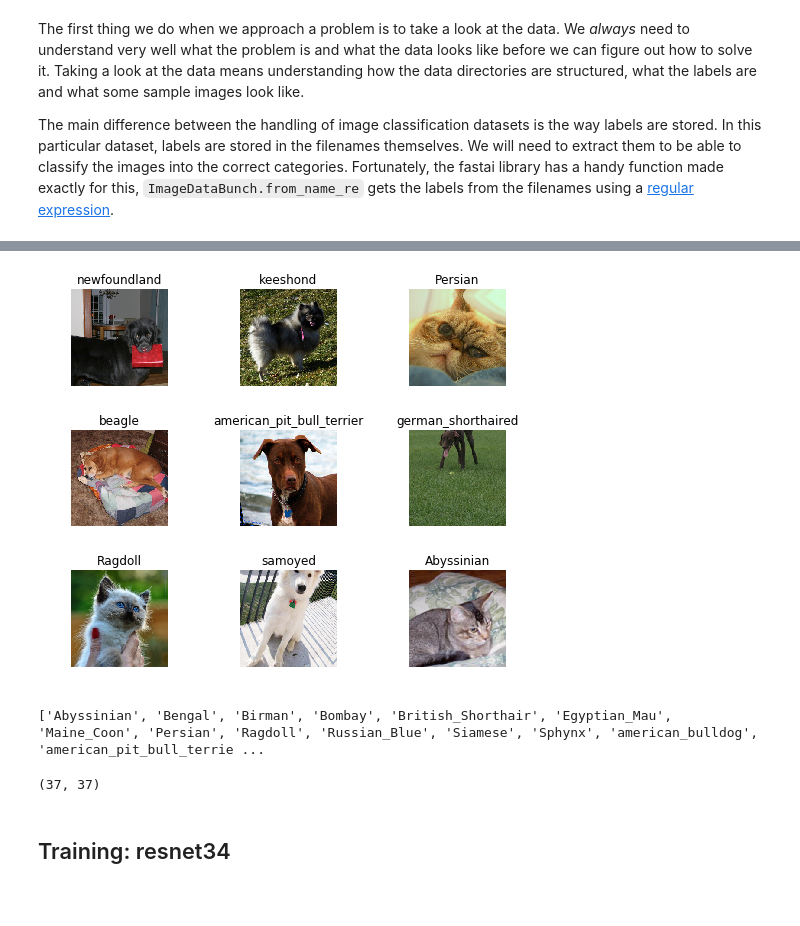
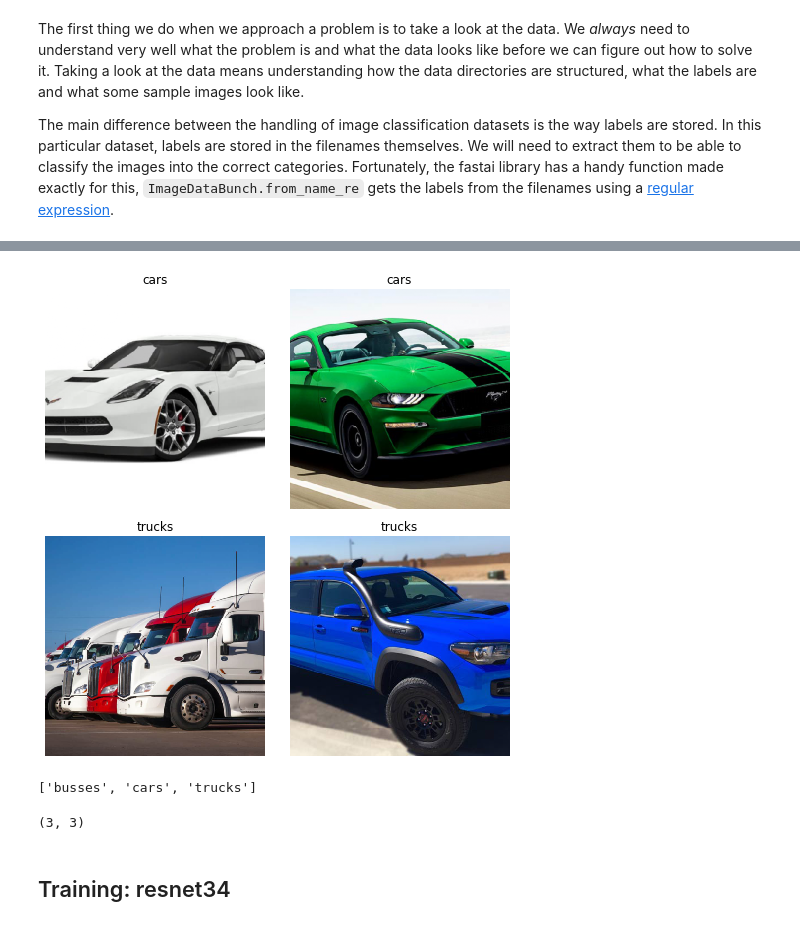
Before and after one commit to peigonhole/aicoc-ai-immersion, a Jupyter notebook: FastAI/01_fastai_image_classification.ipynb, the cells around one changed output, grey strips where cells are left out. Cells and saved outputs as stored; diff of their text form; code cells hidden in the pictures; blank space fills up the shorter version.

```diff
--- a/FastAI/01_fastai_image_classification.ipynb
+++ b/FastAI/01_fastai_image_classification.ipynb
@@ -22,7 +24,9 @@ If you're using a computer with an unusually small GPU, you may get an out of me
 def getconfig(cfg_in={}):
     cfg = {}
     cfg["bs"] = 16
-    cfg["IMGDIR"] = "/gpfs/home/s4s004/vanstee/2020-05-fastai-101/aicoc-ai-immersion/FastAI/imgs/"
+    cfg["image_dir"] = "/gpfs/home/s4s004/vanstee/2020-05-fastai-101/aicoc-ai-immersion/FastAI/imgs/"
+    cfg["num_images"] = "20"
+
     # overwrite configs if passed
     for (k,v) in cfg_in.items() :
         npt("Overriding Config {}:{} with {}".format(k,cfg[k],v))
@@ -125,0 +124,14 @@ data = ImageDataBunch.from_name_re(path_img, fnames, pat, ds_tfms=get_transforms
+# %%
+# https://docs.fast.ai/vision.data.html#ImageDataBunch.from_folder
+## Important, batch size should be set lower than the number of images you have
+data=None
+try :
+    data = ImageDataBunch.from_folder(path=c['image_dir'],
+                train="train",valid="valid",no_check=True,
+                size=224,num_workers=4,bs=4).normalize(imagenet_stats)
+except OSError as err:
+    print("OS error: {0}".format(err))
+
+#/gpfs/home/s4s004/vanstee/anaconda3/envs/powerai-fastai/lib/python3.7/site-packages/fastai/basic_data.py:262: UserWarning: There seems to be something wrong with your dataset, for example, in the first batch can't access these elements in
+#            self.train_ds: 24,33,47,70,32
+#  warn(warn_msg)
@@ -126,13 +158,13 @@ data = ImageDataBunch.from_name_re(path_img, fnames, pat, ds_tfms=get_transforms
 # %%
-data.show_batch(rows=3, figsize=(7,6))
+data.show_batch(rows=2, figsize=(7,7))
 # %% [output]
-[figure, old version]
+[figure, new version]
 # %%
 print(data.classes)
 len(data.classes),data.c
 # %% [output]
-['Abyssinian', 'Bengal', 'Birman', 'Bombay', 'British_Shorthair', 'Egyptian_Mau', 'Maine_Coon', 'Persian', 'Ragdoll', 'Russian_Blue', 'Siamese', 'Sphynx', 'american_bulldog', 'american_pit_bull_terrie ...
+['busses', 'cars', 'trucks']
-(37, 37)
+(3, 3)
 # %% [markdown]
 ## Training: resnet34
 # %% [markdown]
```
Also changed, not shown: parts of 24 cells of this notebook.
